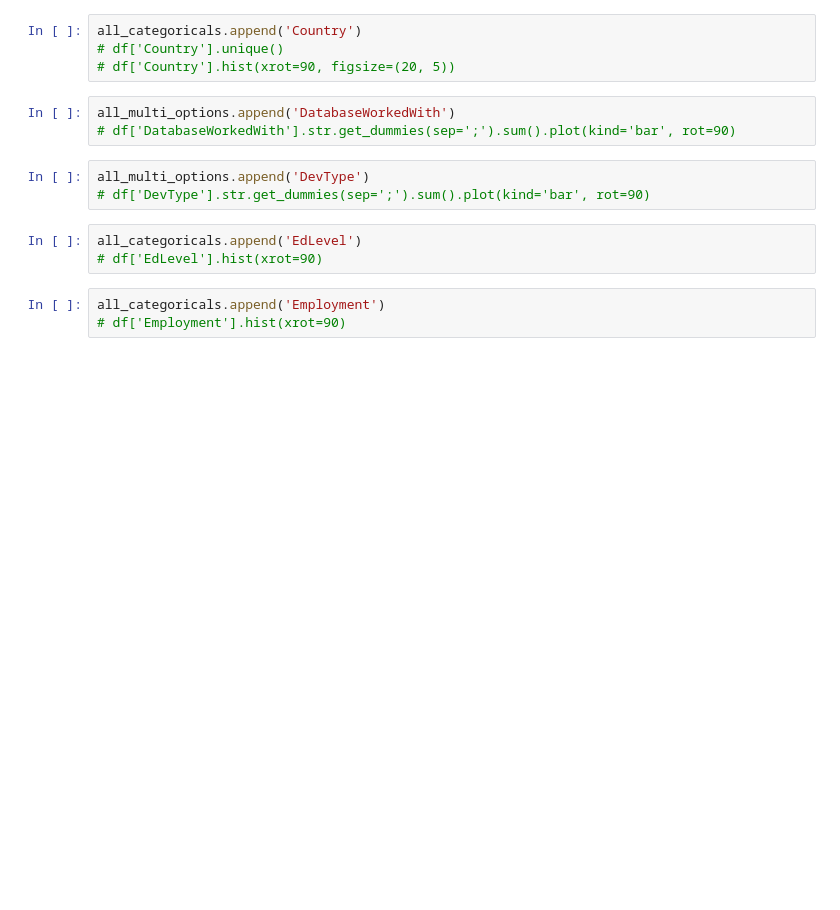
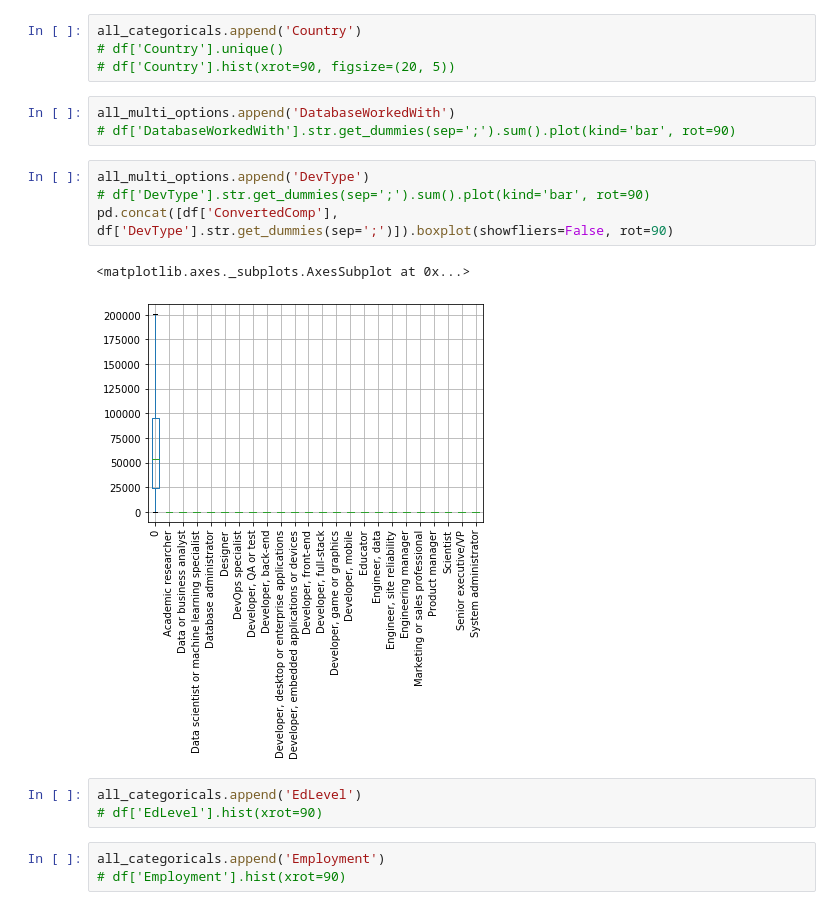
Before and after one commit to kevinclee26/salary_prediction, a Jupyter notebook: model/model_training.ipynb, the cells around one changed output. Drawn from its saved outputs; the diff is of its cells as text; blank space fills up the shorter version.

```diff
--- a/model/model_training.ipynb
+++ b/model/model_training.ipynb
@@ -65,6 +65,10 @@ all_multi_options.append('DatabaseWorkedWith')
 # %%
 all_multi_options.append('DevType')
 # df['DevType'].str.get_dummies(sep=';').sum().plot(kind='bar', rot=90)
+pd.concat([df['ConvertedComp'], df['DevType'].str.get_dummies(sep=';')]).boxplot(showfliers=False, rot=90)
+# %% [output]
+<matplotlib.axes._subplots.AxesSubplot at 0x...>
+[figure, added]
 # %%
 all_categoricals.append('EdLevel')
 # df['EdLevel'].hist(xrot=90)
```
Also changed, not shown: parts of 3 cells of this notebook.
